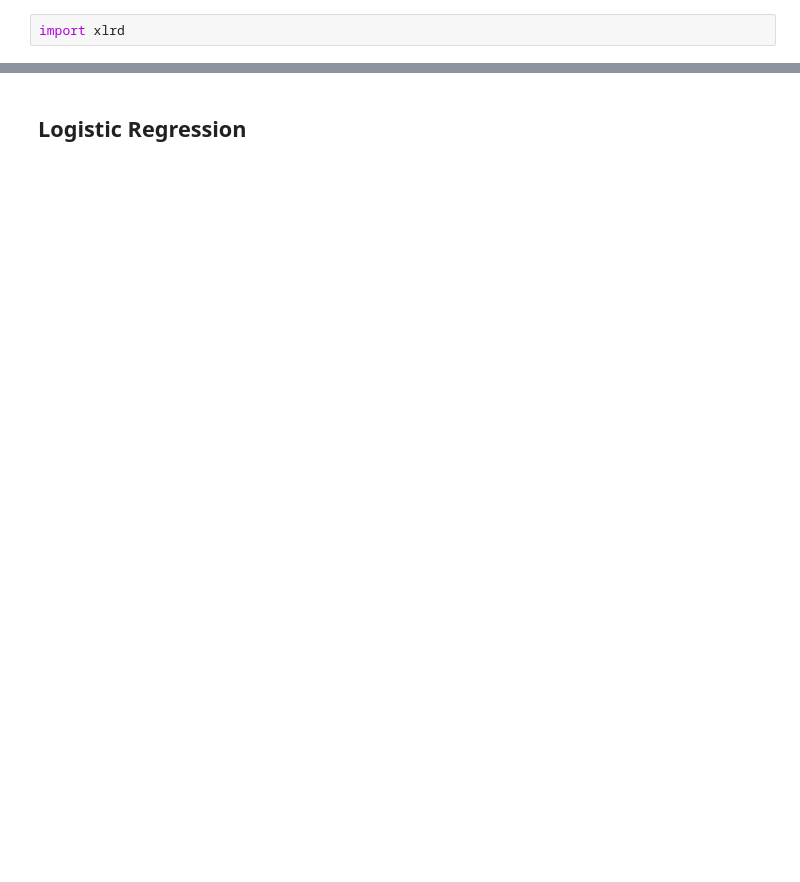
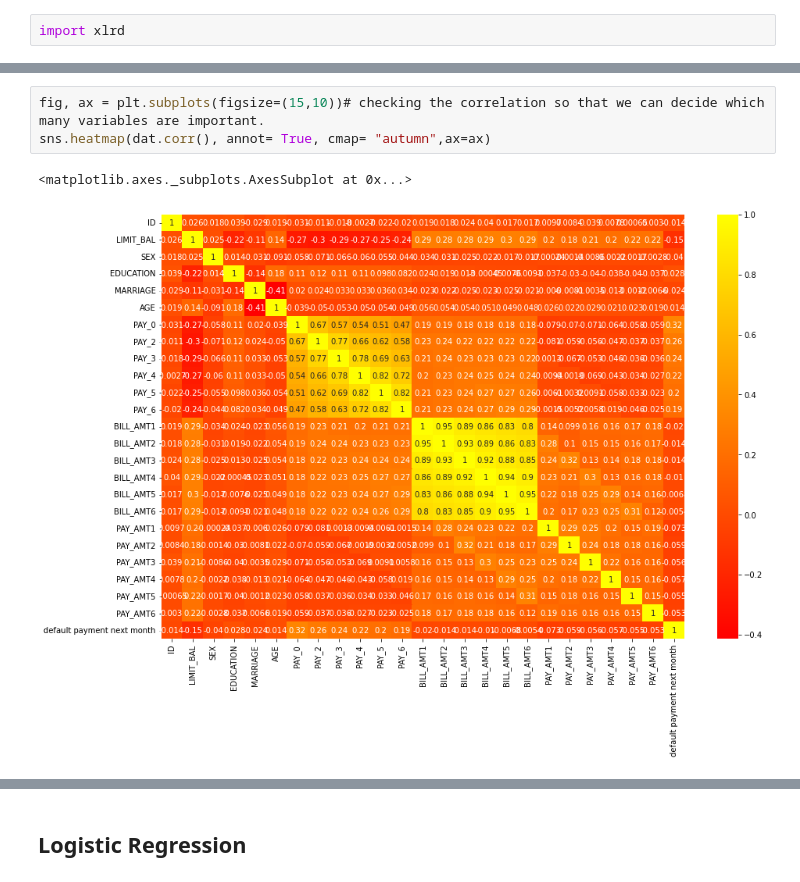
Before and after one commit to PratibhaSanganmath/Credit-Card-Default-Prediction, a Jupyter notebook: Copy_of_Credit_Card_Default_Prediction_Capstone_Project.ipynb, the cells around one changed output, grey strips where cells are left out. Cells and saved outputs as stored; diff of their text form; blank space fills up the shorter version.

```diff
--- a/Copy_of_Credit_Card_Default_Prediction_Capstone_Project.ipynb
+++ b/Copy_of_Credit_Card_Default_Prediction_Capstone_Project.ipynb
@@ -387,0 +124,6 @@ from sklearn.model_selection import GridSearchCV
+# %%
+fig, ax = plt.subplots(figsize=(15,10))# checking the correlation so that we can decide which many variables are important.
+sns.heatmap(dat.corr(), annot= True, cmap= "autumn",ax=ax)
+# %% [output]
+<matplotlib.axes._subplots.AxesSubplot at 0x...>
+[figure, added]
```
Also changed, not shown: parts of 244 cells of this notebook.
